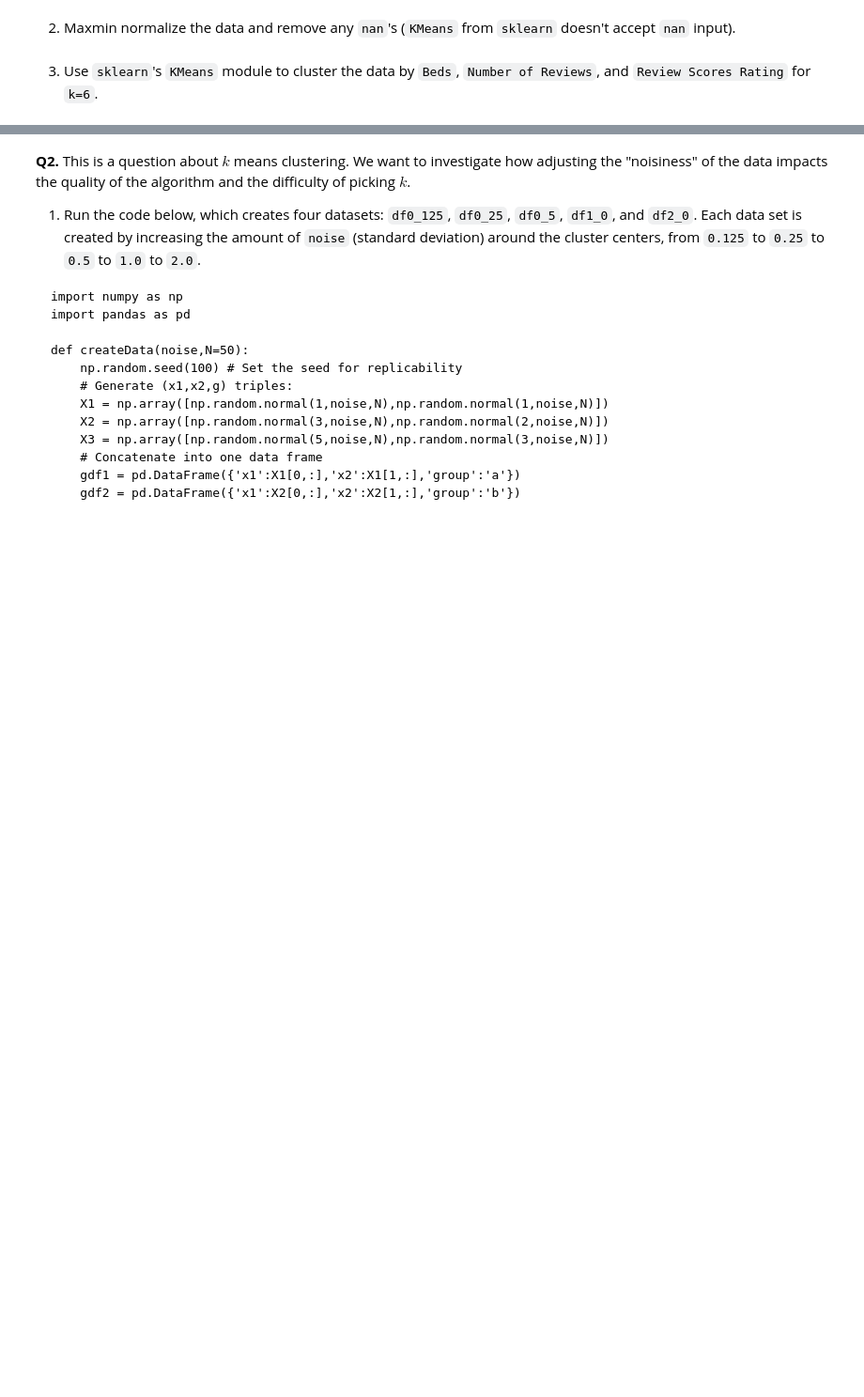
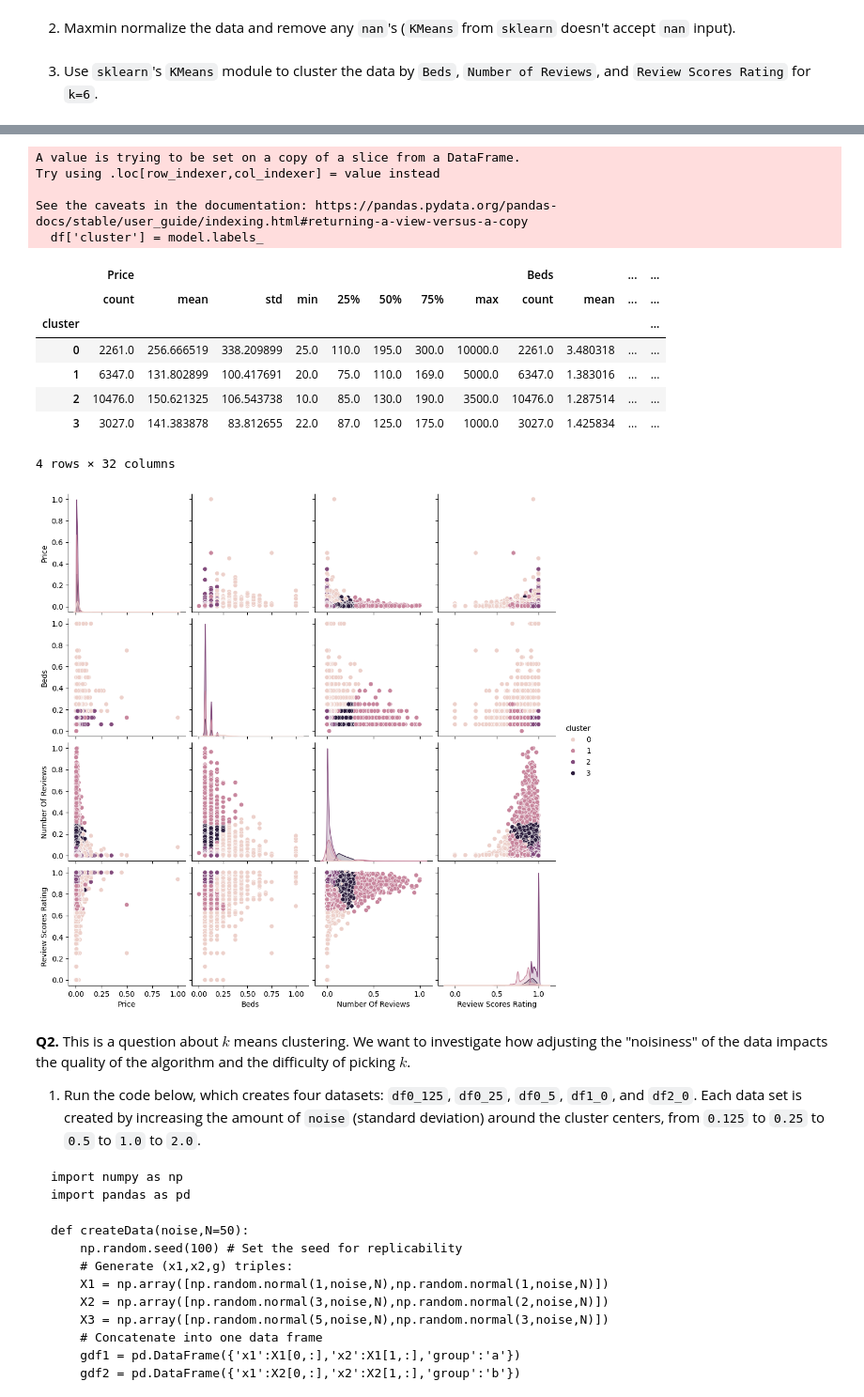
Before and after one commit to vcn2fj/kmc, a Jupyter notebook: assignment_kmc.ipynb, the cells around one changed output, grey strips where cells are left out. Shown: that part at 94% size. Drawn from its saved outputs; the diff is of its cells as text; code cells hidden in the pictures; blank space fills up the shorter version.

```diff
--- a/assignment_kmc.ipynb
+++ b/assignment_kmc.ipynb
@@ -86,0 +92,3 @@ plt.scatter( centers[:,0]*diff_x1+min_x1, centers[:,1]*diff_x2+min_x2)
+# %%
+df['cluster'] = model.labels_
+df.groupby('cluster').describe()
@@ -87,3 +127,28 @@ plt.scatter( centers[:,0]*diff_x1+min_x1, centers[:,1]*diff_x2+min_x2)
+# %%
+initial_centroids = np.random.randint(low=1,high=24,size=3) # Determine initial centroids
+model = KMeans(n_clusters=4, max_iter=300, n_init = 10,  random_state=0) # Pass centroids and options into the model
+model = model.fit(X) # Initialize a kmc model
+
+X['cluster'] = model.labels_ # Get the computed centers for the kmc model
+
+sns.pairplot(data = X, hue = 'cluster')
+df['cluster'] = model.labels_
+df.groupby('cluster').describe()
+# %% [output]
+A value is trying to be set on a copy of a slice from a DataFrame.
+Try using .loc[row_indexer,col_indexer] = value instead
+
+See the caveats in the documentation: https://pandas.pydata.org/pandas-docs/stable/user_guide/indexing.html#returning-a-view-versus-a-copy
+  df['cluster'] = model.labels_
+|  | Price |  |  |  |  |  |  |  | Beds |  | ... | ... |
+|  | count | mean | std | min | 25% | 50% | 75% | max | count | mean | ... | ... |
+| cluster |  |  |  |  |  |  |  |  |  |  |  | ... |
+| 0 | 2261.0 | 256.666519 | 338.209899 | 25.0 | 110.0 | 195.0 | 300.0 | 10000.0 | 2261.0 | 3.480318 | ... | ... |
+| 1 | 6347.0 | 131.802899 | 100.417691 | 20.0 | 75.0 | 110.0 | 169.0 | 5000.0 | 6347.0 | 1.383016 | ... | ... |
+| 2 | 10476.0 | 150.621325 | 106.543738 | 10.0 | 85.0 | 130.0 | 190.0 | 3500.0 | 10476.0 | 1.287514 | ... | ... |
+| 3 | 3027.0 | 141.383878 | 83.812655 | 22.0 | 87.0 | 125.0 | 175.0 | 1000.0 | 3027.0 | 1.425834 | ... | ... |
+4 rows × 32 columns
+[figure, added]
 # %% [markdown]
 **Q2.** This is a question about $k$ means clustering. We want to investigate how adjusting the "noisiness" of the data impacts the quality of the algorithm and the difficulty of picking $k$.
 
```
Also changed, not shown: parts of 10 cells of this notebook.
